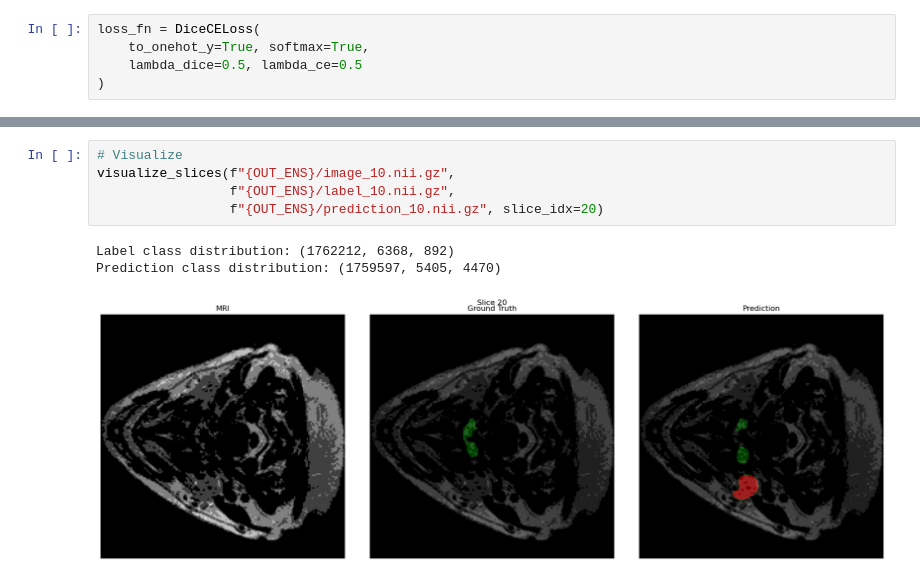
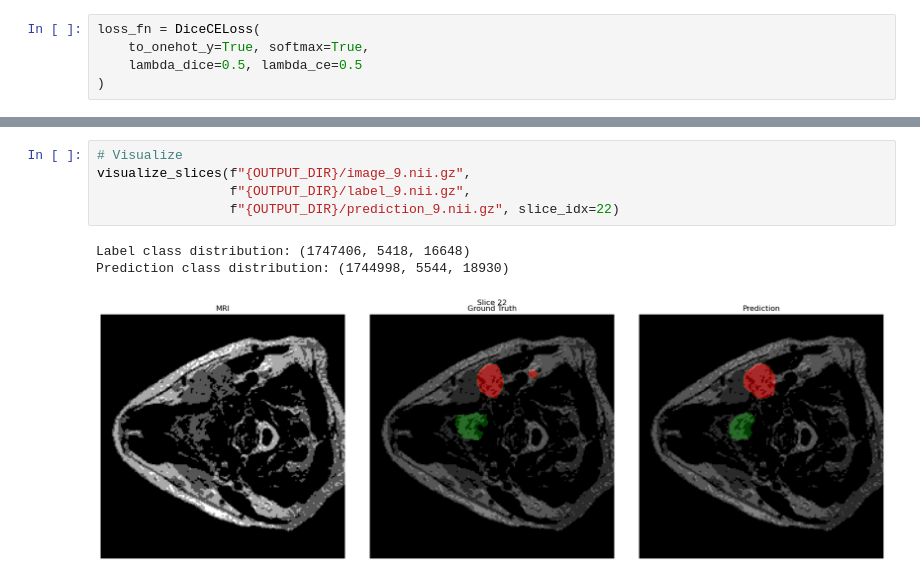
Before and after one commit to herminega/tdt4265_mini_project, a Jupyter notebook: notebooks/inference.ipynb, the cells around one changed output, grey strips where cells are left out. Cells and saved outputs as stored; diff of their text form.

```diff
--- a/notebooks/inference.ipynb
+++ b/notebooks/inference.ipynb
@@ -74,10 +76,10 @@ prec_class2: 0.7533
 recall_class2: 0.5879
 # %%
 # Visualize
-visualize_slices(f"{OUT_ENS}/image_10.nii.gz",
-                 f"{OUT_ENS}/label_10.nii.gz",
-                 f"{OUT_ENS}/prediction_10.nii.gz", slice_idx=20)
+visualize_slices(f"{OUTPUT_DIR}/image_9.nii.gz",
+                 f"{OUTPUT_DIR}/label_9.nii.gz",
+                 f"{OUTPUT_DIR}/prediction_9.nii.gz", slice_idx=22)
 # %% [output]
-Label class distribution: (1762212, 6368, 892)
-Prediction class distribution: (1759597, 5405, 4470)
+Label class distribution: (1747406, 5418, 16648)
+Prediction class distribution: (1744998, 5544, 18930)
-[figure, old version]
+[figure, new version]
```
Also changed, not shown: parts of 4 cells of this notebook, 2 other files.
